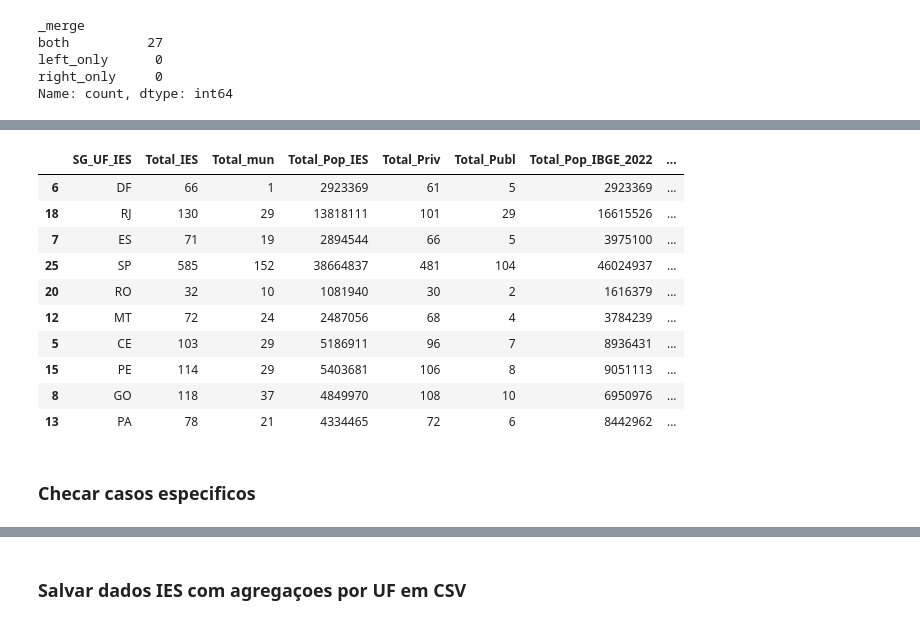
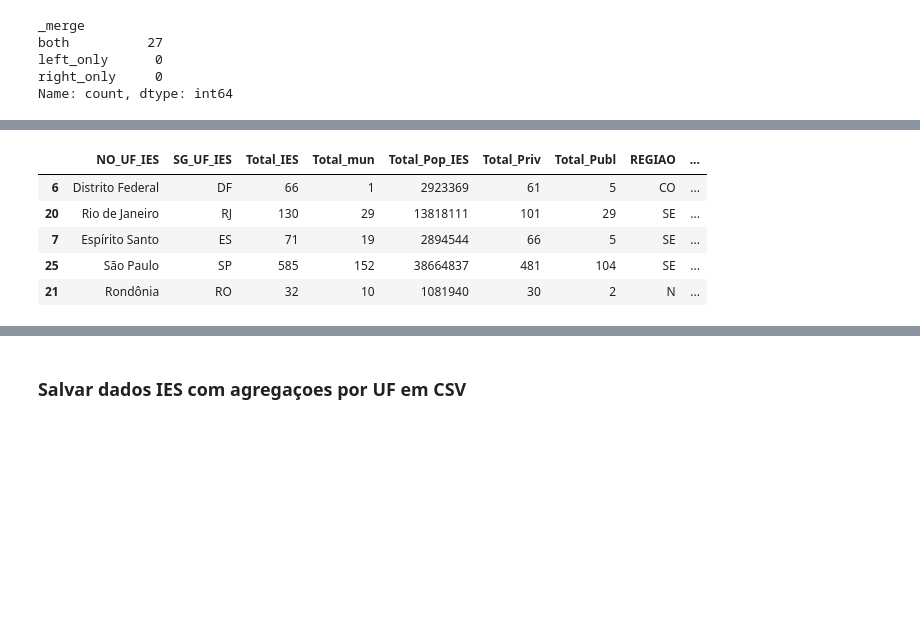
Before and after one commit to AlanaVieira/dados-ies, a Jupyter notebook: cadernos/versao02/01_Prepara_dados_IES.ipynb, the cells around one changed output, grey strips where cells are left out. Drawn from its saved outputs; the diff is of its cells as text; code cells hidden in the pictures; blank space fills up the shorter version.

```diff
--- a/cadernos/versao02/01_Prepara_dados_IES.ipynb
+++ b/cadernos/versao02/01_Prepara_dados_IES.ipynb
@@ -837,12 +909,13 @@ df1: Agregações por UF
 # %%
 # Numero de IES por Estado
 # Numero de municipios por Estado (apenas aqueles que contém ao menos uma IES)
-colunas = ['NO_IES', 'SG_UF_IES','NO_REGIAO_IES', 'NO_MUNICIPIO_IES', 'COD_IBGE',
+colunas = ['NO_IES', 'NO_UF_IES', 'SG_UF_IES','NO_REGIAO_IES', 'NO_MUNICIPIO_IES', 'COD_IBGE',
            'NO_MANTENEDORA',
            'Tipo_Org_Acad', 'Tipo_Cat_Admn','TIPO_INST',
            'POP_IBGE_2013', 'POP_IBGE_2022','Pop_total','Pop_urbana',
            'Pop_total_dom_part','Pop_total_dom_part_exc_renda_nula']
 
 t1 = df_ies[colunas].copy()
-t1 = t1.groupby('SG_UF_IES').agg({'NO_IES':'count', 'COD_IBGE':'nunique'})
-#t1.head()
+#t1 = t1.groupby(['SG_UF_IES']).agg({'NO_IES':'count', 'COD_IBGE':'nunique'})
+t1 = t1.groupby(['NO_UF_IES','SG_UF_IES']).agg({'NO_IES':'count', 'COD_IBGE':'nunique'})
+t1.head()
@@ -851,6 +932,6 @@ t1 = t1.groupby('SG_UF_IES').agg({'NO_IES':'count', 'COD_IBGE':'nunique'})
 # %%
 # População de cada Estado, considerando população dos municípios com IES
 t2 = df_ies[colunas].copy()
-t2 = t2.groupby(['SG_UF_IES','COD_IBGE'])['POP_IBGE_2022'].max().reset_index()
-t2 = t2.groupby('SG_UF_IES')['POP_IBGE_2022'].sum().to_frame()
-#t2.head()
+t2 = t2.groupby(['NO_UF_IES','SG_UF_IES','COD_IBGE'])['POP_IBGE_2022'].max().reset_index()
+t2 = t2.groupby(['NO_UF_IES','SG_UF_IES'])['POP_IBGE_2022'].sum().to_frame()
+t2.head()
@@ -857,6 +946,6 @@ t2 = t2.groupby('SG_UF_IES')['POP_IBGE_2022'].sum().to_frame()
 # %%
 # Numero de IES publicas e privadas por Estado
 t3 = df_ies[colunas].copy()
-t3 = t3.groupby(['SG_UF_IES','TIPO_INST'])['NO_IES'].count().reset_index().rename(columns={'NO_IES':'Total_inst'})
-t3 = pd.pivot(t3, index='SG_UF_IES', columns='TIPO_INST', values = 'Total_inst')
-#t3.head()
+t3 = t3.groupby(['NO_UF_IES','SG_UF_IES','TIPO_INST'])['NO_IES'].count().reset_index().rename(columns={'NO_IES':'Total_inst'})
+t3 = pd.pivot(t3, index=['NO_UF_IES','SG_UF_IES'], columns='TIPO_INST', values = 'Total_inst')
+t3.head()
@@ -863,7 +960,7 @@ t3 = pd.pivot(t3, index='SG_UF_IES', columns='TIPO_INST', values = 'Total_inst')
 # %%
 lista_df = [t1, t2, t3]
 df1_temp = pd.concat(lista_df, axis=1, join='inner', ignore_index=False).reset_index()
-df1_temp.columns = ['SG_UF_IES', 'Total_IES','Total_mun','Total_Pop_IES','Total_Priv','Total_Publ']
+df1_temp.columns = ['NO_UF_IES','SG_UF_IES', 'Total_IES','Total_mun','Total_Pop_IES','Total_Priv','Total_Publ']
 
 # incluir outras infos por UF ao df1
 # Total_Pop_IBGE_2022 	Total_Mun_IBGE_2022 	Total_Meso 	Total_Micro
@@ -876,7 +973,7 @@ df1_temp = pd.merge(df1_temp,
 
 display(df1_temp['_merge'].value_counts()) # para assegurar que todos os dados foram preenchidos
 
-cols_delete = ['_merge','SIGLA_UF']
+cols_delete = ['_merge','SIGLA_UF','NOME_UF']
 for c in cols_delete:
     del df1_temp[c]
 
@@ -943,14 +1047,9 @@ memory usage: 2.9+ KB
 # %%
-df1.sort_values(by='Prop_Mun', ascending=False).head(10)
+df1.sort_values(by='Prop_Mun', ascending=False).head(5)
 # %% [output]
-|  | SG_UF_IES | Total_IES | Total_mun | Total_Pop_IES | Total_Priv | Total_Publ | Total_Pop_IBGE_2022 | ... |
-| 6 | DF | 66 | 1 | 2923369 | 61 | 5 | 2923369 | ... |
-| 18 | RJ | 130 | 29 | 13818111 | 101 | 29 | 16615526 | ... |
-| 7 | ES | 71 | 19 | 2894544 | 66 | 5 | 3975100 | ... |
-| 25 | SP | 585 | 152 | 38664837 | 481 | 104 | 46024937 | ... |
-| 20 | RO | 32 | 10 | 1081940 | 30 | 2 | 1616379 | ... |
-| 12 | MT | 72 | 24 | 2487056 | 68 | 4 | 3784239 | ... |
-| 5 | CE | 103 | 29 | 5186911 | 96 | 7 | 8936431 | ... |
-| 15 | PE | 114 | 29 | 5403681 | 106 | 8 | 9051113 | ... |
-| 8 | GO | 118 | 37 | 4849970 | 108 | 10 | 6950976 | ... |
-| 13 | PA | 78 | 21 | 4334465 | 72 | 6 | 8442962 | ... |
+|  | NO_UF_IES | SG_UF_IES | Total_IES | Total_mun | Total_Pop_IES | Total_Priv | Total_Publ | REGIAO | ... |
+| 6 | Distrito Federal | DF | 66 | 1 | 2923369 | 61 | 5 | CO | ... |
+| 20 | Rio de Janeiro | RJ | 130 | 29 | 13818111 | 101 | 29 | SE | ... |
+| 7 | Espírito Santo | ES | 71 | 19 | 2894544 | 66 | 5 | SE | ... |
+| 25 | São Paulo | SP | 585 | 152 | 38664837 | 481 | 104 | SE | ... |
+| 21 | Rondônia | RO | 32 | 10 | 1081940 | 30 | 2 | N | ... |
@@ -961,2 +1055,0 @@ df1['Cob_Micro'] = df1['Total_Micro_IES'] / df1['Total_Micro'] * 100
-# %% [markdown]
-### Checar casos especificos
```
Also changed, not shown: parts of 43 cells of this notebook, 45 other files.
